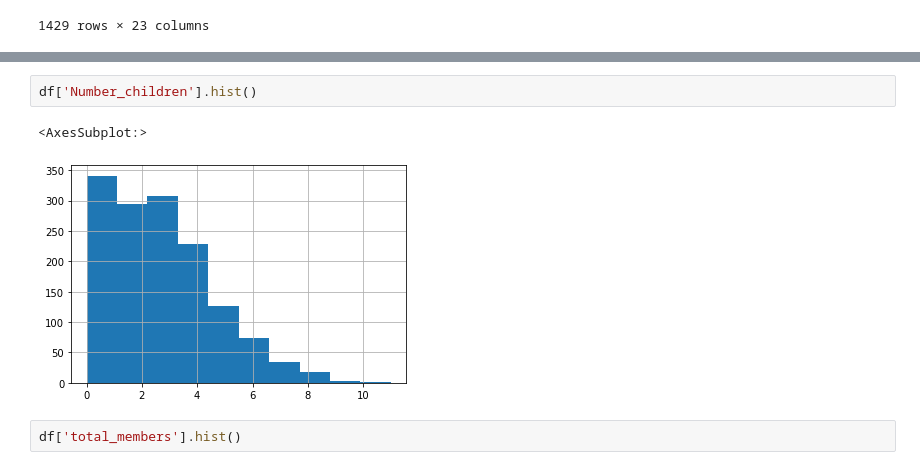
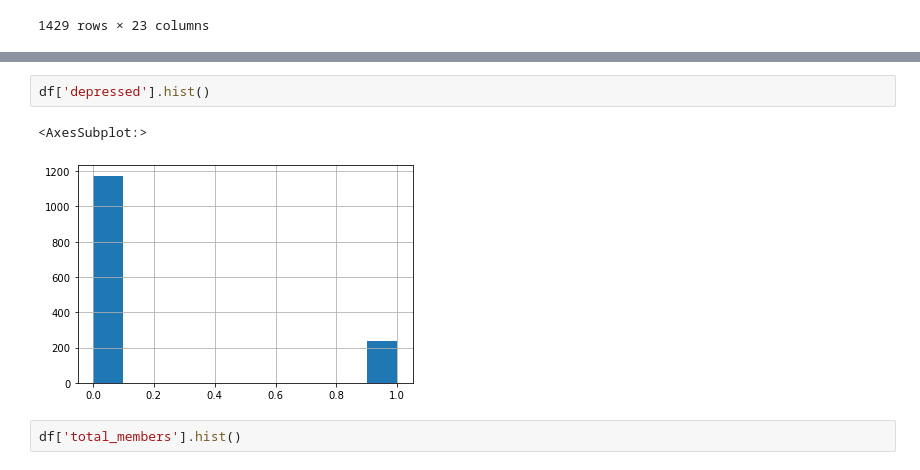
Before and after one commit to kaline/TrabalhoFinalML, a Jupyter notebook: dataset.ipynb, the cells around one changed output, grey strips where cells are left out. Cells and saved outputs as stored; diff of their text form.

```diff
--- a/dataset.ipynb
+++ b/dataset.ipynb
@@ -58,8 +138,8 @@ TypeError: Cannot interpret '<attribute 'dtype' of 'numpy.generic' objects>' as
 # %%
-df['Number_children'].hist()
+df['depressed'].hist()
 # %% [output]
 <AxesSubplot:>
-[figure, old version]
+[figure, new version]
 # %%
 df['total_members'].hist()
 # %% [output]
```
Also changed, not shown: parts of 16 cells of this notebook.
